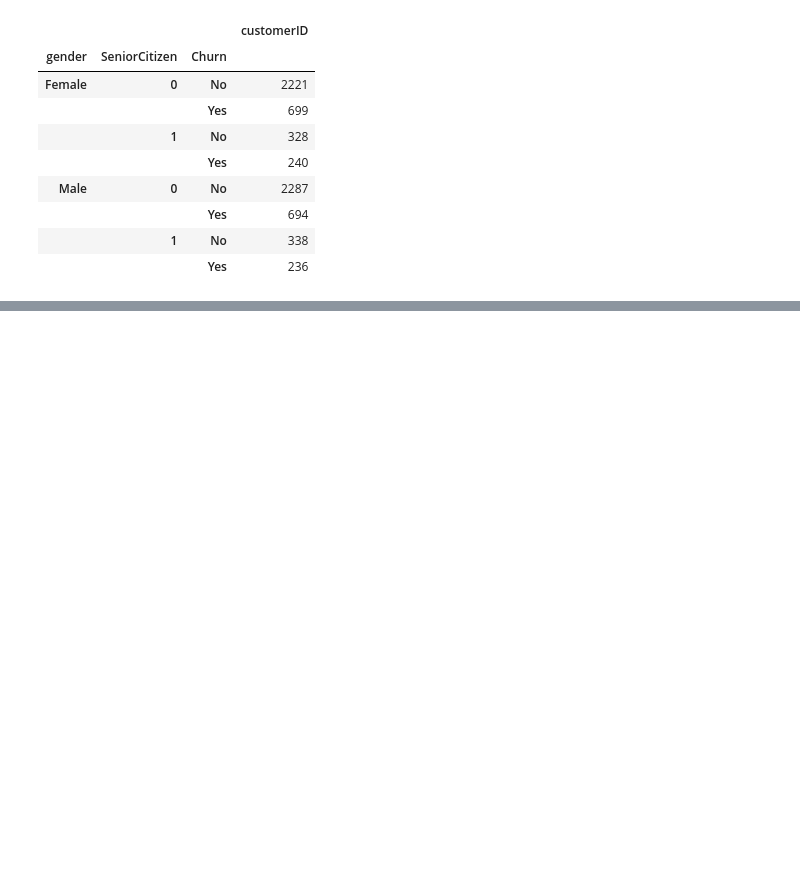
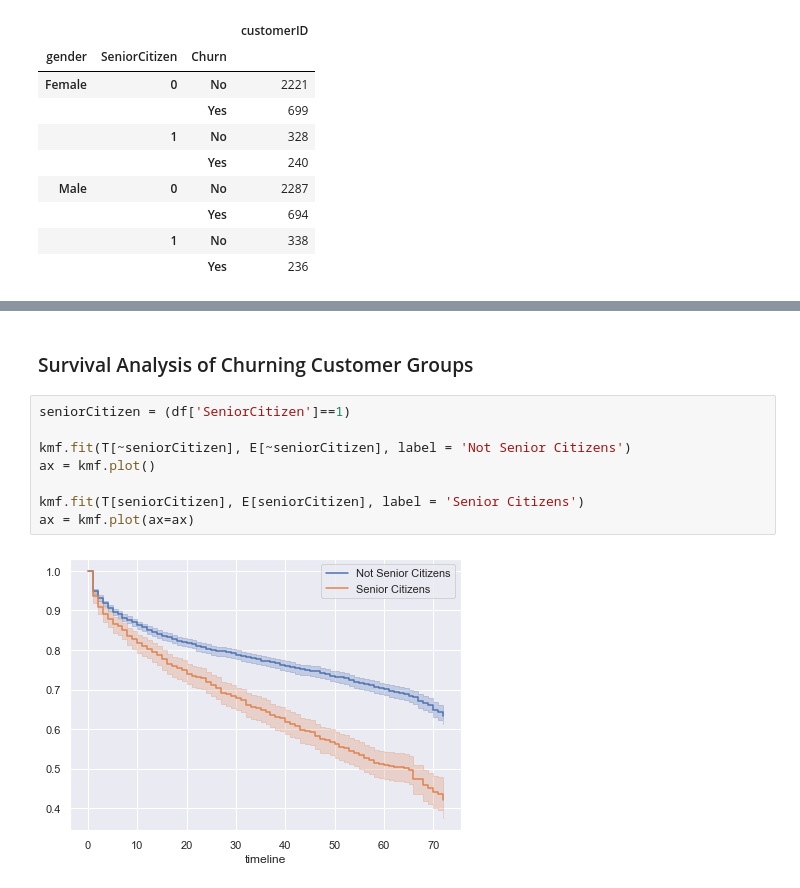
Before and after one commit to ngocdung03/kaggle-masterclass, a Jupyter notebook: Project 4/project4-customerchurn.ipynb, the cells around one changed output, grey strips where cells are left out. Cells and saved outputs as stored; diff of their text form; blank space fills up the shorter version.

```diff
--- a/Project 4/project4-customerchurn.ipynb
+++ b/Project 4/project4-customerchurn.ipynb
@@ -408,0 +711,12 @@ df[['gender', 'SeniorCitizen', 'Churn', 'customerID']].groupby(['gender', 'Senio
+# %% [markdown]
+### Survival Analysis of Churning Customer Groups
+# %%
+seniorCitizen = (df['SeniorCitizen']==1)
+
+kmf.fit(T[~seniorCitizen], E[~seniorCitizen], label = 'Not Senior Citizens')
+ax = kmf.plot()
+
+kmf.fit(T[seniorCitizen], E[seniorCitizen], label = 'Senior Citizens')
+ax = kmf.plot(ax=ax)
+# %% [output]
+[figure, added]
```
Also changed, not shown: parts of 61 cells of this notebook.
